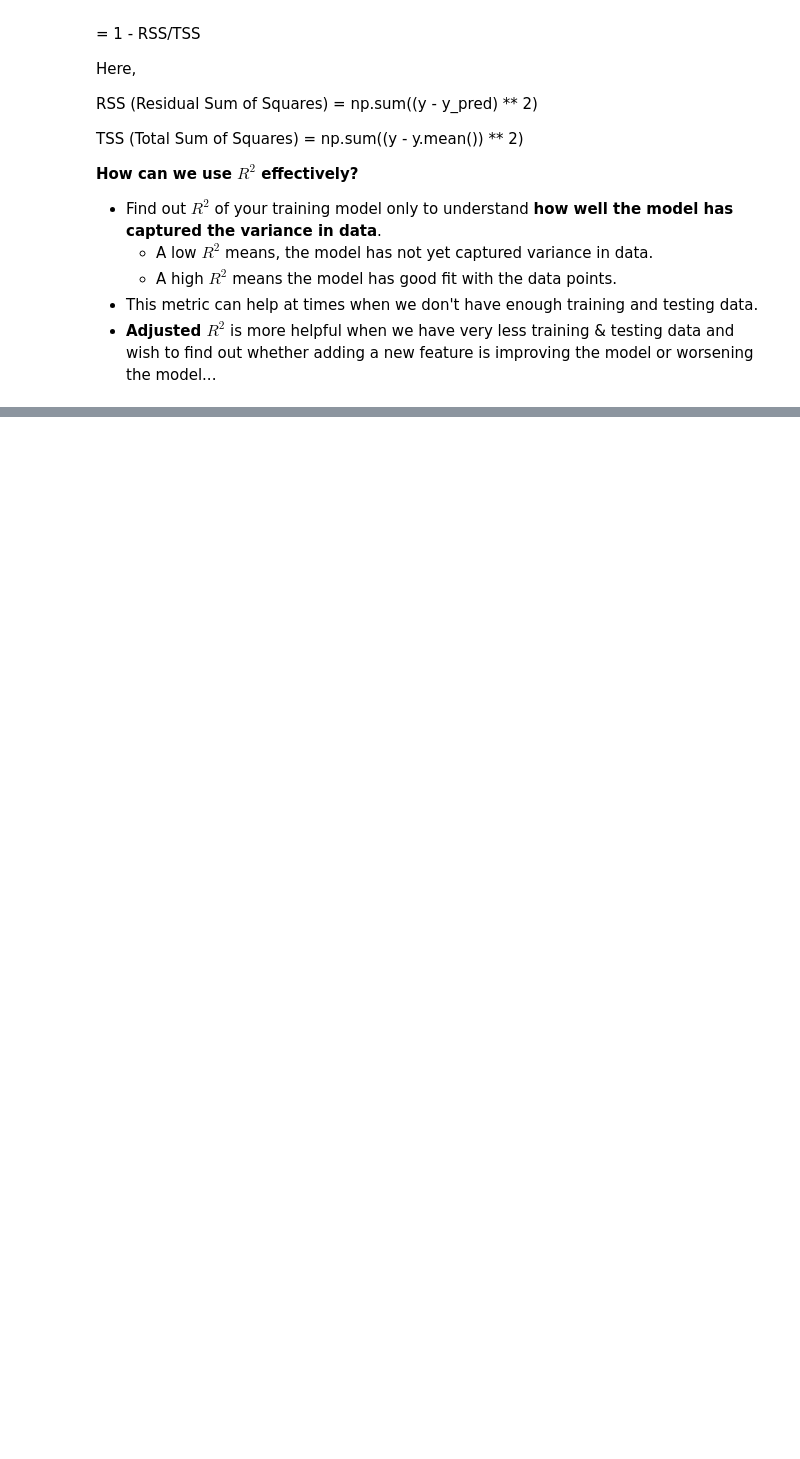
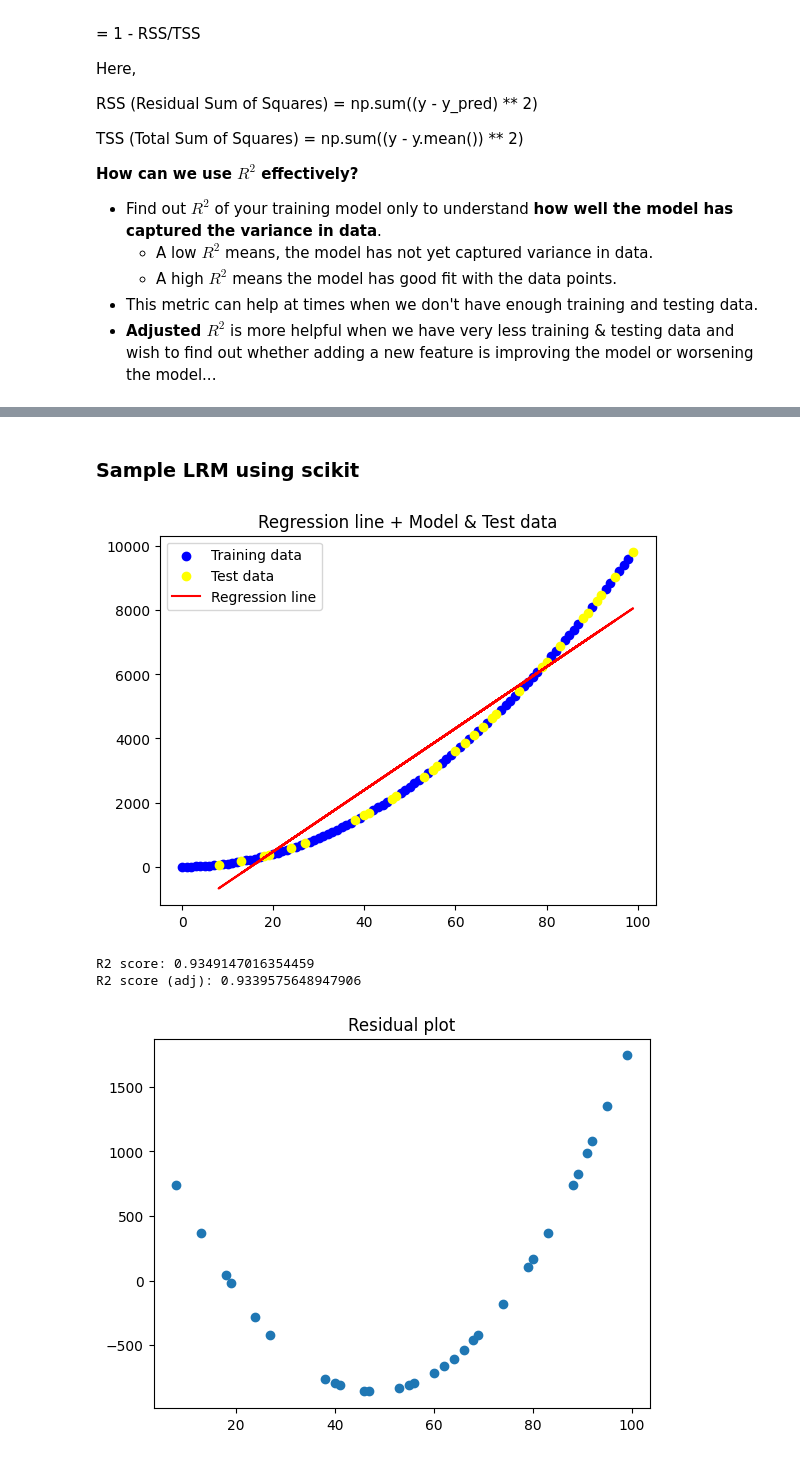
Before and after one commit to venkatbabukr/AllProjects, a Jupyter notebook: Scaler/Modules/ML_Notes.ipynb, the cells around one changed output, grey strips where cells are left out. Cells and saved outputs as stored; diff of their text form; code cells hidden in the pictures; blank space fills up the shorter version.

Commit message:
ML_Notes: Updated code with scikit lib ...

```diff
--- a/Scaler/Modules/ML_Notes.ipynb
+++ b/Scaler/Modules/ML_Notes.ipynb
@@ -241,2 +296,60 @@ As you keep adding dimensions (features), you are essentially giving the model e
 
 If $R^2$ is 0.99 but $R^2_{adj}$ is 0.50, your "squiggly line in N-D" has overfitted the data, and it will likely fail miserably the moment you give it a new $X$ value.
+# %% [markdown]
+### Sample LRM using scikit
+# %%
+import numpy as np
+
+def get_unique_ints_sample(n_range: int):
+  samples = np.arange(n_range)
+  np.random.shuffle(samples)
+  return samples.reshape(-1, 1)
+
+def r2_score_adj(r2_score, m, k):
+  return 1 - ((1 - r2_score) * (m - 1)) / (m - 1 - k)
+# %%
+import numpy as np
+from sklearn.linear_model import LinearRegression
+from sklearn.model_selection import train_test_split
+from sklearn.metrics import mean_squared_error, r2_score
+
+import matplotlib.pyplot as plt
+
+# Prepare model inputs
+total_data_size = 100
+test_data_frac = 0.3
+
+X = get_unique_ints_sample(total_data_size)
+Y = X**2
+X_train, X_test, Y_train, Y_test = train_test_split(X, Y, test_size=test_data_frac)
+
+# Build LR model using sklearn
+model = LinearRegression()
+model.fit(X_train, Y_train)
+
+# Calculate performance metrices
+Y_pred = model.predict(X_test)
+r2_scr = r2_score(Y_test, Y_pred)
+r2_scr_adj = r2_score_adj(r2_scr, X_train.shape[0], 1)
+
+plt.title("Regression line + Model & Test data")
+plt.scatter(X_train, Y_train, color = 'blue')
+plt.scatter(X_test, Y_test, color = 'yellow')
+plt.plot(X_test, Y_pred, color='red')
+
+plt.legend(["Training data", "Test data", "Regression line"])
+plt.show()
+
+print(f"""
+R2 score: {r2_scr}
+R2 score (adj): {r2_scr_adj}
+""")
+
+plt.title("Residual plot")
+plt.scatter(X_test, Y_test - Y_pred)
+plt.show()
+# %% [output]
+[figure, added]
+R2 score: 0.9349147016354459
+R2 score (adj): 0.9339575648947906
+[figure, added]
```
Also changed, not shown: parts of 35 cells of this notebook.
